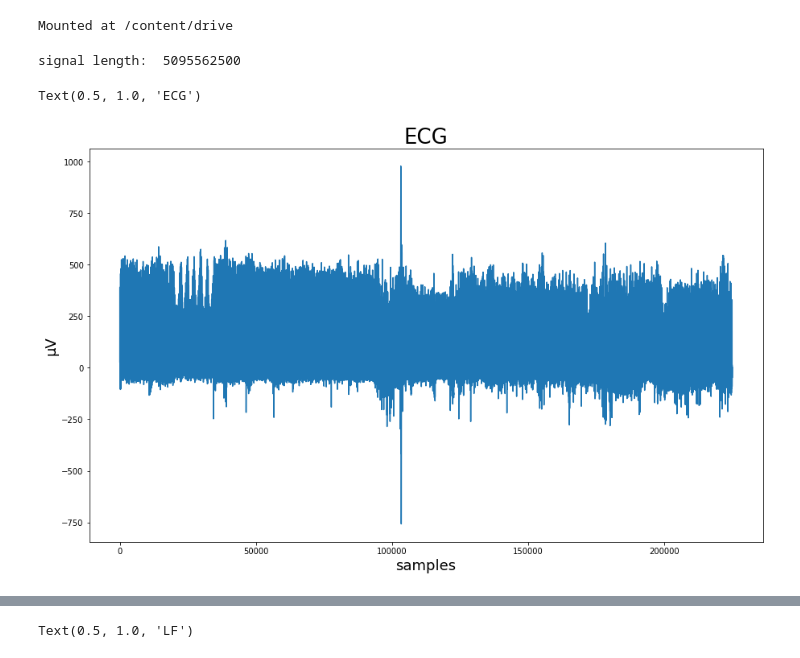
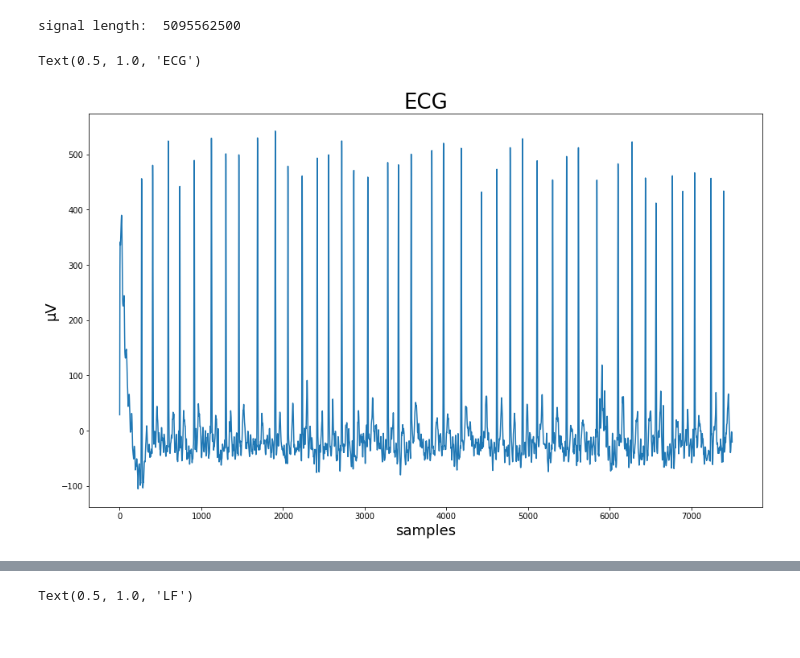
Before and after one commit to narc01eptic/vmsk-2021, a Jupyter notebook: vmsk.ipynb, the cells around one changed output, grey strips where cells are left out. Drawn from its saved outputs; the diff is of its cells as text; code cells hidden in the pictures.

```diff
--- a/vmsk.ipynb
+++ b/vmsk.ipynb
@@ -38,11 +30,0 @@ import matplotlib.pyplot as plt
-# %%
-from google.colab import drive
-drive.mount("/content/drive")
-# %% [output]
-Mounted at /content/drive
-# %%
-ecg = []
-with open('/content/drive/MyDrive/ecg/PX113190529165727_full_ch_1.txt') as f:
-    lines = f.readlines() # list containing lines of file
-    for line in lines:
-        if line: ecg.append(float(line.strip()))
@@ -51,17 +31,26 @@ plt.rcParams['figure.figsize'] = [15, 9]  # Bigger images
+# %%
+ecg_PX113190416115700 = "/content/ecg/PX113190416115700_full_ch_1.txt"
+ecg_PX113190529165727 = "/content/ecg/PX113190529165727_full_ch_1.txt"
+ecg_PX458190315162821 = "/content/ecg/PX458190315162821_full_ch_1.txt"
 # %%
-# fs = fields["fs"]
 fs = 250
-sec = 900
-ecg_part = ecg[0:int(fs*sec)]
+sec = 30
+w = int(fs*sec)
+ecg_part = []
+part = 0
+with open(ecg_PX113190529165727) as f:
+    ecg = [float(line.strip()) for line in f.readlines()]
+
+ecg_part = ecg[part * w:part * w + w]
 # ecg_part = signal[0:int(fs*sec),0]
 print("signal length: ", len(ecg) * fs)
 ecg_clean = nk.ecg_clean(ecg_part, sampling_rate=fs, method="neurokit")
 # plt.ylabel(fields['units'][0], fontsize=18)
 plt.ylabel("μV", fontsize=18)
 plt.xlabel("samples", fontsize=18)
 plt.plot(ecg_clean, color="#1f77b4")
 plt.title("ECG",fontsize=26)
 # %% [output]
 signal length:  5095562500
 Text(0.5, 1.0, 'ECG')
-[figure, old version]
+[figure, new version]
```
Also changed, not shown: parts of 9 cells of this notebook.
